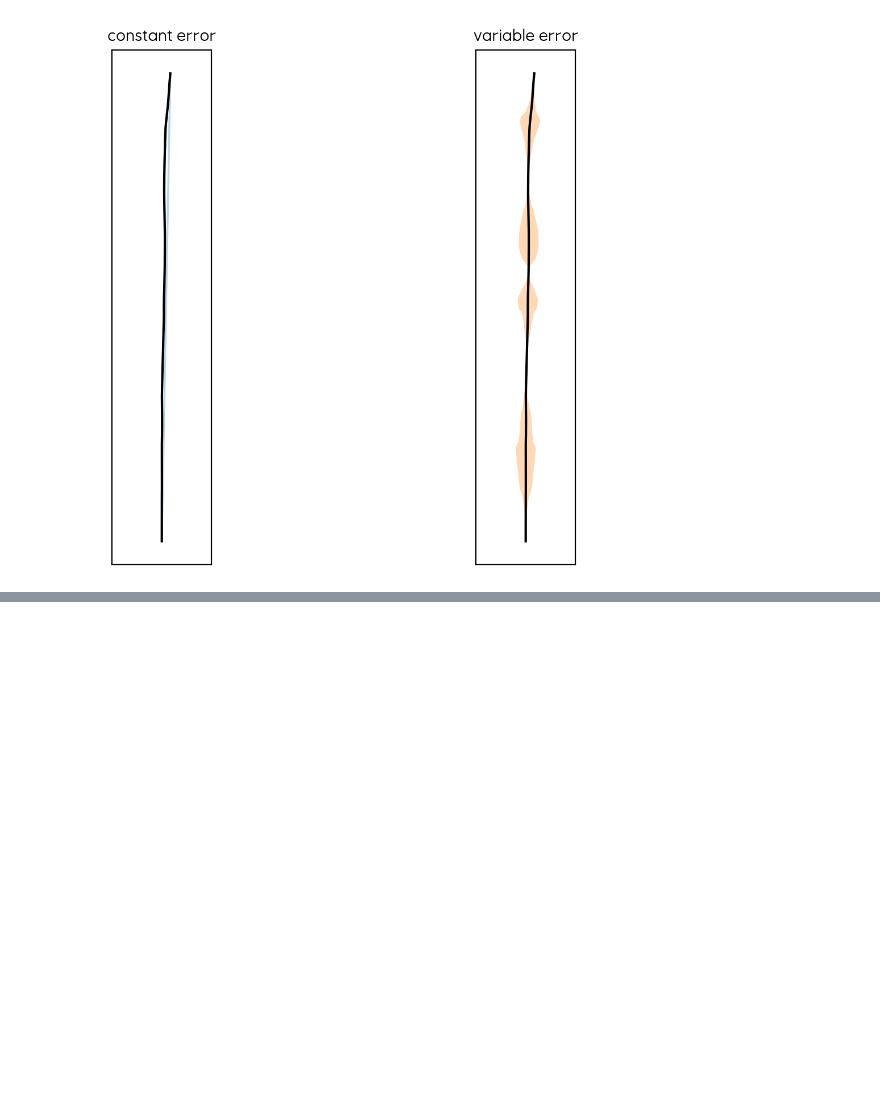
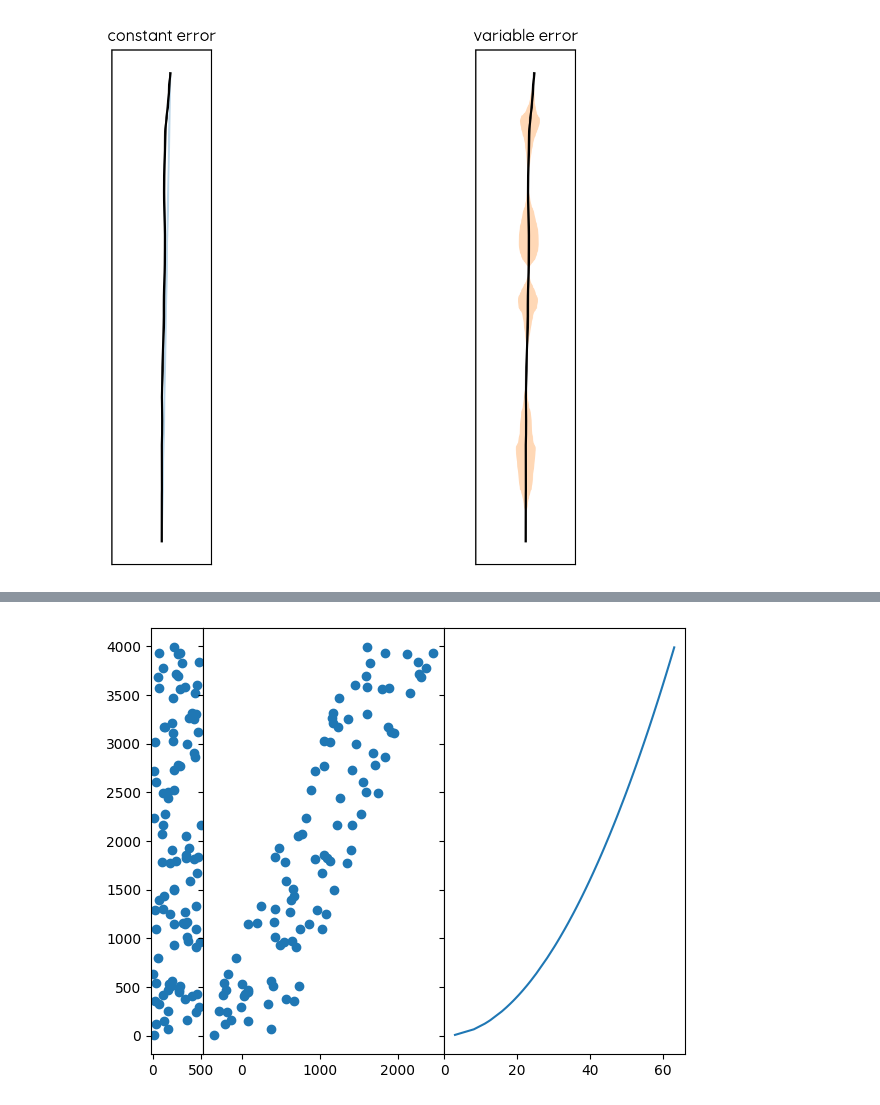
Before and after one commit to equinor/WINC_OnePager, a Jupyter notebook: notebooks/Pressure-WellClass_test.ipynb, the cells around one changed output, grey strips where cells are left out. Cells and saved outputs as stored; diff of their text form; code cells hidden in the pictures; blank space fills up the shorter version.

```diff
--- a/notebooks/Pressure-WellClass_test.ipynb
+++ b/notebooks/Pressure-WellClass_test.ipynb
@@ -557,0 +342,46 @@ plot_pt(my_pressure)
+# %%
+import matplotlib.pyplot as plt
+import numpy as np
+
+np.random.seed(seed=1000)
+
+fig, (ax0, ax1, ax2) = plt.subplots(1,3, sharey = True)
+
+#values for first plot
+x0 = np.random.uniform(0, 500, size = 100)
+y0 = np.random.uniform(0, 4000, size = 100)
+
+#values for second plot
+x1 = (y0/2)+np.random.uniform(-500, 500, size = 100)
+y1 = y0
+
+#values for third plot
+x2 = np.sqrt(np.sort(y0))
+y2 = np.sort(y0)
+
+#Plot data
+ax0.scatter(x0,y0)
+ax0.set_aspect(1) #keep aspect ratio in plot 1
+ax1.scatter(x1, y1)
+
+ax2.plot(x2,y2)
+
+fig.tight_layout()
+fig.subplots_adjust(wspace=0)
+
+pos0 = ax0.get_position()  # Get the original position
+pos1 = ax1.get_position()
+
+gap01 = pos1.x0 - pos0.x1     # Calculate the gap between the subplots
+ax1.set_position([pos1.x0 - gap01, pos1.y0, pos1.width+gap01/2, pos1.height])
+
+pos0 = ax1.get_position()  # Get the original position
+pos1 = ax2.get_position()
+gap01 = pos1.x0 - pos0.x1     # Calculate the gap between the subplots
+
+ax2.set_position([pos1.x0 - gap01, pos1.y0, pos1.width+gap01, pos1.height])
+
+
+# ax2.set_position([pos2.x0 - gap, pos2.y0, pos2.width, pos2.height])
+# %% [output]
+[figure, added]
```
Also changed, not shown: parts of 21 cells of this notebook, 5 other files.
